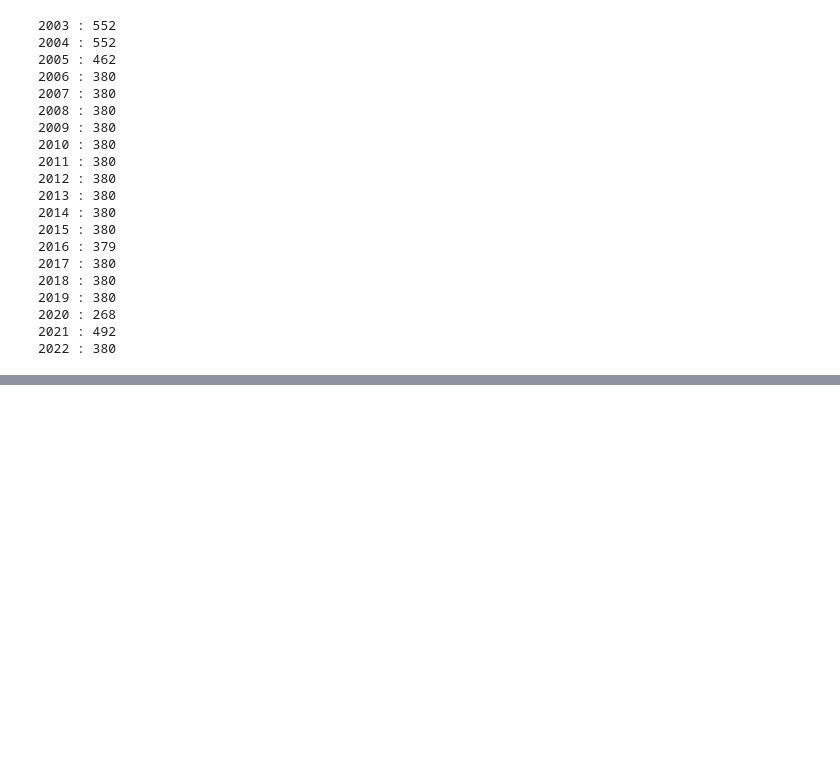
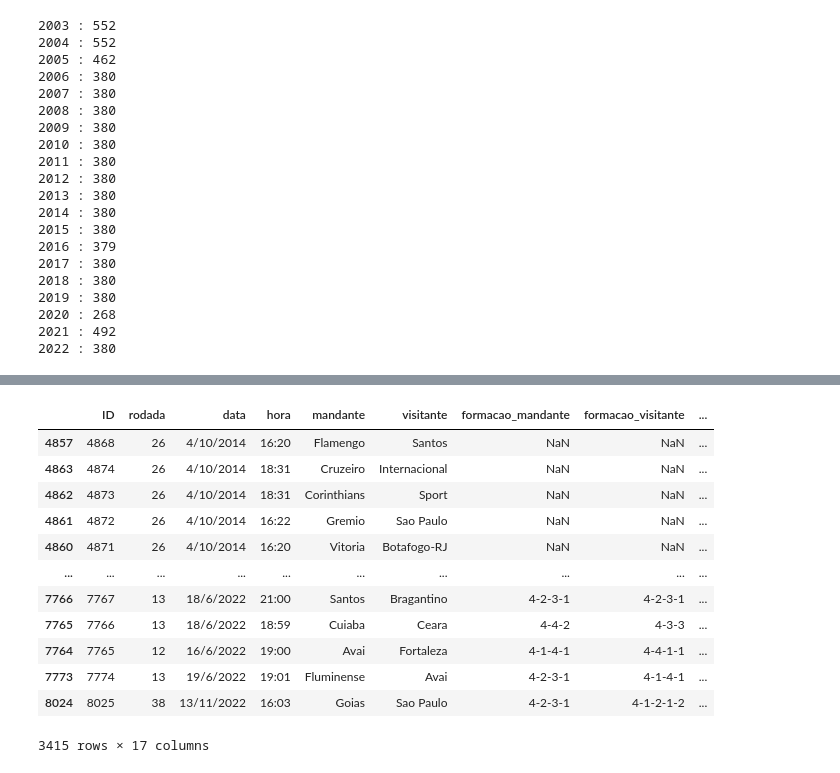
Before and after one commit to APF2000/data-analysis, a Jupyter notebook: camp_brasileiro/camp_bras.ipynb, the cells around one changed output, grey strips where cells are left out. Drawn from its saved outputs; the diff is of its cells as text; code cells hidden in the pictures; blank space fills up the shorter version.

```diff
--- a/camp_brasileiro/camp_bras.ipynb
+++ b/camp_brasileiro/camp_bras.ipynb
@@ -157,0 +209,16 @@ tabela_classificacao.sort_values(["pontos"], ascending=False)
+# %%
+jogos[jogos['tecnico_mandante'].notnull()]
+# %% [output]
+|  | ID | rodada | data | hora | mandante | visitante | formacao_mandante | formacao_visitante | ... |
+| 4857 | 4868 | 26 | 4/10/2014 | 16:20 | Flamengo | Santos | NaN | NaN | ... |
+| 4863 | 4874 | 26 | 4/10/2014 | 18:31 | Cruzeiro | Internacional | NaN | NaN | ... |
+| 4862 | 4873 | 26 | 4/10/2014 | 18:31 | Corinthians | Sport | NaN | NaN | ... |
+| 4861 | 4872 | 26 | 4/10/2014 | 16:22 | Gremio | Sao Paulo | NaN | NaN | ... |
+| 4860 | 4871 | 26 | 4/10/2014 | 16:20 | Vitoria | Botafogo-RJ | NaN | NaN | ... |
+| ... | ... | ... | ... | ... | ... | ... | ... | ... | ... |
+| 7766 | 7767 | 13 | 18/6/2022 | 21:00 | Santos | Bragantino | 4-2-3-1 | 4-2-3-1 | ... |
+| 7765 | 7766 | 13 | 18/6/2022 | 18:59 | Cuiaba | Ceara | 4-4-2 | 4-3-3 | ... |
+| 7764 | 7765 | 12 | 16/6/2022 | 19:00 | Avai | Fortaleza | 4-1-4-1 | 4-4-1-1 | ... |
+| 7773 | 7774 | 13 | 19/6/2022 | 19:01 | Fluminense | Avai | 4-2-3-1 | 4-1-4-1 | ... |
+| 8024 | 8025 | 38 | 13/11/2022 | 16:03 | Goias | Sao Paulo | 4-2-3-1 | 4-1-2-1-2 | ... |
+3415 rows × 17 columns
```
Also changed, not shown: parts of 8 cells of this notebook.
